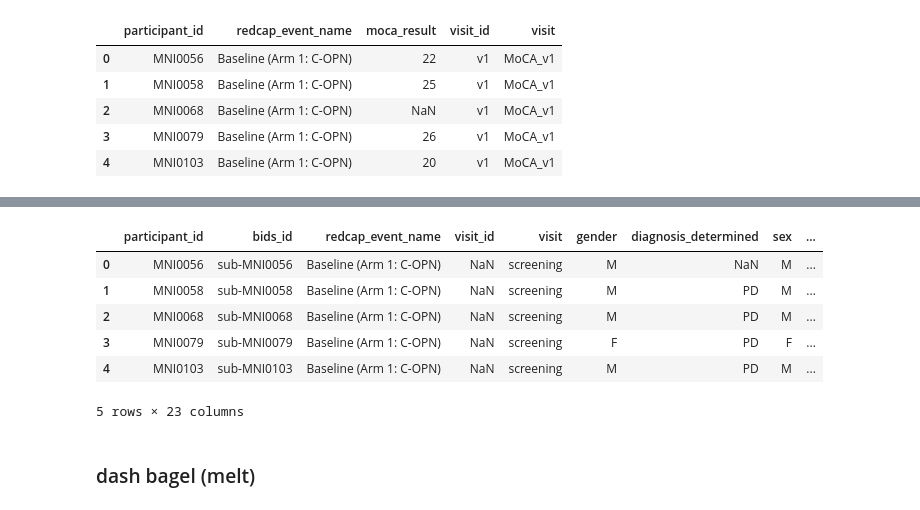
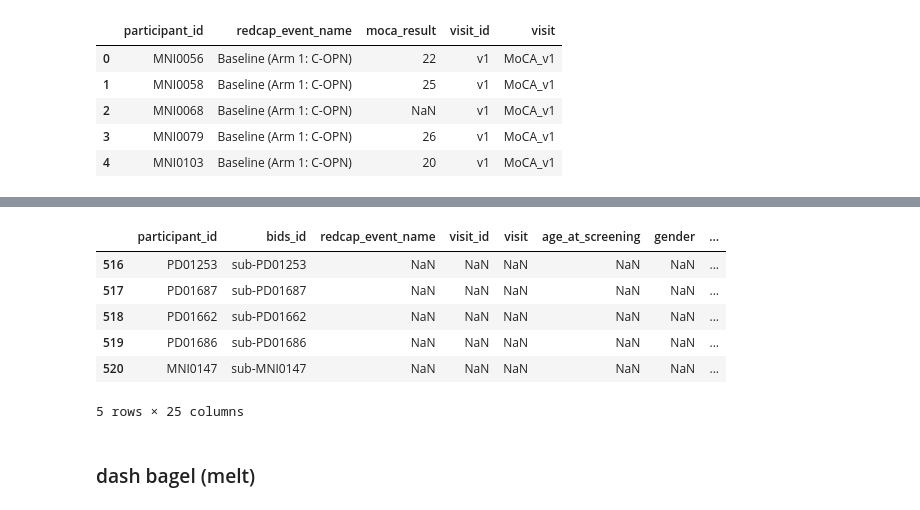
Before and after one commit to nipoppy/nipoppy, a Jupyter notebook: nipoppy/notebooks/redcap.ipynb, the cells around one changed output, grey strips where cells are left out. Saved outputs shown, nothing was run; the diff lists cells and outputs as text; code cells hidden in the pictures.

```diff
--- a/nipoppy/notebooks/redcap.ipynb
+++ b/nipoppy/notebooks/redcap.ipynb
@@ -53,8 +53,8 @@ current_nipoppy_manifest_df = pd.read_csv(current_nipoppy_manifest_csv)
 current_nipoppy_manifest_df = current_nipoppy_manifest_df[current_nipoppy_manifest_df["visit"].isin(visit_list)]
 current_nipoppy_manifest_df = current_nipoppy_manifest_df[current_nipoppy_manifest_df["session"].isin(session_list)]
 current_nipoppy_manifest_df = current_nipoppy_manifest_df[manifest_cols]
+current_nipoppy_manifest_df["participant_id"] = current_nipoppy_manifest_df["participant_id"].str.upper()
 nipoppy_participants = current_nipoppy_manifest_df["participant_id"].unique()
-nipoppy_participants = [p.upper() for p in nipoppy_participants]
 n_participants = len(nipoppy_participants)
 logger.info(f"n_participants: {n_participants}")
 current_nipoppy_manifest_df.head()
@@ -74,9 +74,9 @@ sheet_name = "recruit_manifest"
 usecols = ["participant_id", "group", "sex", "dob", "visit_01"]
 legacy_recruit_manifest = pd.read_excel(legacy_qpn_imaging_codes_xlsx, sheet_name=sheet_name, engine='openpyxl', usecols=usecols)
 legacy_recruit_manifest = legacy_recruit_manifest.rename(columns={"visit_01": "date_MRI_V01"})
+legacy_recruit_manifest["participant_id"] = legacy_recruit_manifest["participant_id"].str.upper()
 
 legacy_participants = legacy_recruit_manifest["participant_id"].unique()
-legacy_participants = [p.upper() for p in legacy_participants]
 n_legacy_participants = len(legacy_participants)
 logger.info(f"n_legacy_participants: {n_legacy_participants}")
 
@@ -122,6 +122,7 @@ for query_label in redcap_reports:
     # run query
     logger.info(f"Running query {query_label}...")
     query_df = api_call(url, query, logger=logger)
+    query_df["record_id"] = query_df["record_id"].str.upper()
 
     # get the list of participants
     _participants = query_df["record_id"].unique()
@@ -339,16 +354,19 @@ moca_df.head()
 | 3 | MNI0079 | Baseline (Arm 1: C-OPN) | 26 | v1 | MoCA_v1 |
 | 4 | MNI0103 | Baseline (Arm 1: C-OPN) | 20 | v1 | MoCA_v1 |
 # %%
-pheno_df = pd.concat([screen_df, updrs_df, moca_df], axis=0)
-pheno_df = pd.merge(pheno_df, time_agnostic_df, on=redcap_index_cols, how="left")
+pheno_df = pd.concat([updrs_df, moca_df], axis=0)
+pheno_df = pd.merge(screen_df, pheno_df, on=redcap_index_cols, how="left")
 
 pheno_df.loc[:,"bids_id"] = pheno_df["participant_id"].apply(utils.participant_id_to_bids_id)
 
-reordered_cols = ["participant_id","bids_id","redcap_event_name","visit_id","visit"] + time_agnostic_cols + time_agnostic_cols_legacy + dx_cols + updrs_cols + moca_cols
-bagel_df = pheno_df[reordered_cols].copy()
-n_participants = len(bagel_df["participant_id"].unique())
+screen_cols = list(screen_df.columns.drop(redcap_index_cols))
+reordered_cols = ["participant_id","bids_id","redcap_event_name","visit_id","visit"] + screen_cols + updrs_cols + moca_cols
+pheno_df = pheno_df[reordered_cols].copy()
 
-logger.info(f"n_nipoppy_participants: {n_participants}")
+bagel_df = pheno_df.copy()
+
+bagel_participants = bagel_df["participant_id"].unique()
+logger.info(f"n_bagel_participants: {len(bagel_participants)}")
 
 for col in updrs_cols + moca_cols:
     bagel_df[f"{col}_status"] = ~bagel_df[col].isna()
@@ -356,5 +374,5 @@ for col in updrs_cols + moca_cols:
     logger.info(f"{col}, n_available_participants: {n_available_participants}")
 
 logger.info(f"bagel df shape: {bagel_df.shape}")
-bagel_df.head()
+bagel_df.tail()
 # %% [output]
@@ -369,10 +387,10 @@ bagel_df.head()
-|  | participant_id | bids_id | redcap_event_name | visit_id | visit | gender | diagnosis_determined | sex | ... |
-| 0 | MNI0056 | sub-MNI0056 | Baseline (Arm 1: C-OPN) | NaN | screening | M | NaN | M | ... |
-| 1 | MNI0058 | sub-MNI0058 | Baseline (Arm 1: C-OPN) | NaN | screening | M | PD | M | ... |
-| 2 | MNI0068 | sub-MNI0068 | Baseline (Arm 1: C-OPN) | NaN | screening | M | PD | M | ... |
-| 3 | MNI0079 | sub-MNI0079 | Baseline (Arm 1: C-OPN) | NaN | screening | F | PD | F | ... |
-| 4 | MNI0103 | sub-MNI0103 | Baseline (Arm 1: C-OPN) | NaN | screening | M | PD | M | ... |
+|  | participant_id | bids_id | redcap_event_name | visit_id | visit | age_at_screening | gender | ... |
+| 516 | PD01253 | sub-PD01253 | NaN | NaN | NaN | NaN | NaN | ... |
+| 517 | PD01687 | sub-PD01687 | NaN | NaN | NaN | NaN | NaN | ... |
+| 518 | PD01662 | sub-PD01662 | NaN | NaN | NaN | NaN | NaN | ... |
+| 519 | PD01686 | sub-PD01686 | NaN | NaN | NaN | NaN | NaN | ... |
+| 520 | MNI0147 | sub-MNI0147 | NaN | NaN | NaN | NaN | NaN | ... |
-5 rows × 23 columns
+5 rows × 25 columns
 # %% [markdown]
 ### dash bagel (melt)
 # %%
```
Also changed, not shown: parts of 20 cells of this notebook, 1 other file.
